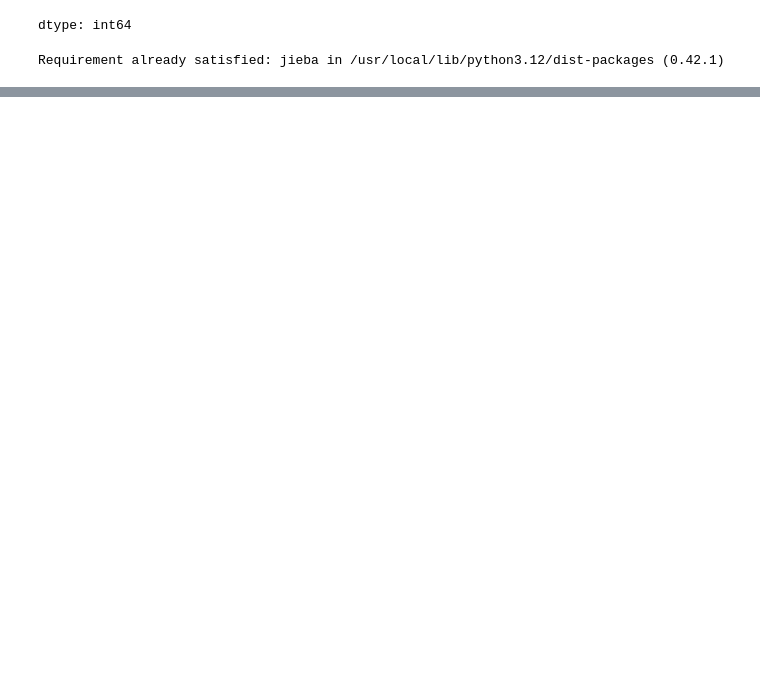
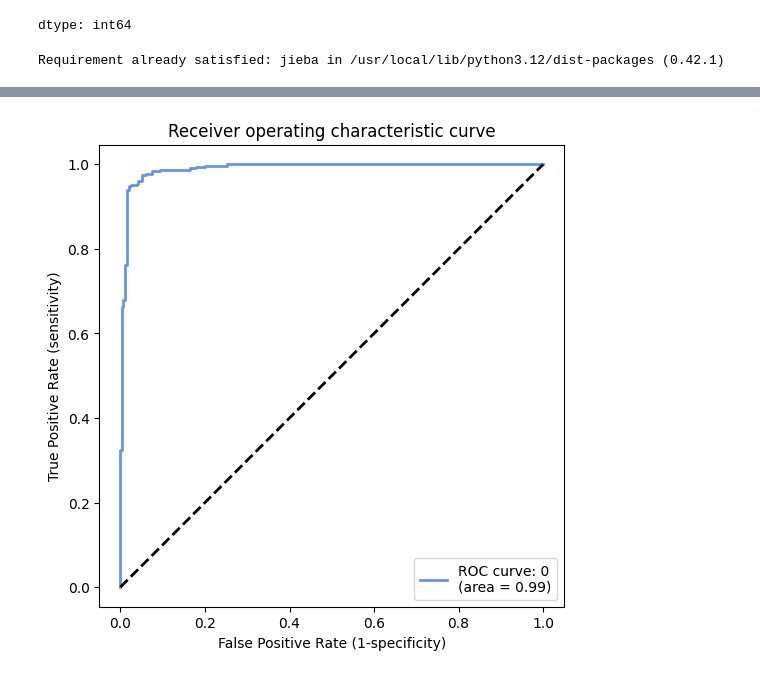
Before and after one commit to EBer-wtf/danger, a Jupyter notebook: class_demo_code.ipynb, the cells around one changed output, grey strips where cells are left out. Cells and saved outputs as stored; diff of their text form; code cells hidden in the pictures; blank space fills up the shorter version.

```diff
--- a/class_demo_code.ipynb
+++ b/class_demo_code.ipynb
@@ -261,0 +359,12 @@ weighted avg       0.96      0.96      0.96       386
+# %%
+# 新增
+# Convert y_test to numerical dtype if it hasn't been already
+y_true = y_test.values.astype('float32')
+display("y_true =", y_true)
+
+# Convert sparse test matrix to dense for evaluation
+X_test_bow_dense = X_test_bow.todense()
+
+# Calculate predictions (y_pred) for the test set
+y_pred_prob = model.predict(X_test_bow_dense).ravel().astype('float32')
+display("y_pred_prob =", y_pred_prob)
@@ -261,0 +409,26 @@ weighted avg       0.96      0.96      0.96       386
+# %%
+#@title 畫出 ROC曲線
+#@markdown https://zh.wikipedia.org/zh-tw/ROC%E6%9B%B2%E7%BA%BF
+from sklearn.metrics import roc_curve, auc
+
+# 分別算出每一類別的 FPR(假陽率) TPR(真陽率) AUC(roc_curve底下的面積)
+fpr, tpr, _ = roc_curve(y_true[:], y_pred_prob[:])
+roc_auc = auc(fpr, tpr)
+
+# plot
+fig = plt.figure(figsize=(6,6))
+ax = fig.add_subplot(111)
+
+ax.plot(fpr, tpr, color='cornflowerblue', lw=2,
+            label=f'ROC curve: {0}\n(area = {roc_auc:.2f})')
+
+ax.plot([0, 1], [0, 1], 'k--', lw=2)
+ax.set(xlim=(0.0, 1.0), ylim=(0.0, 1.0))
+ax.axis('equal')
+ax.set_xlabel('False Positive Rate (1-specificity)')
+ax.set_ylabel('True Positive Rate (sensitivity)')
+ax.set_title('Receiver operating characteristic curve')
+ax.legend(loc="lower right")
+plt.show()
+# %% [output]
+[figure, added]
```
Also changed, not shown: parts of 19 cells of this notebook.
